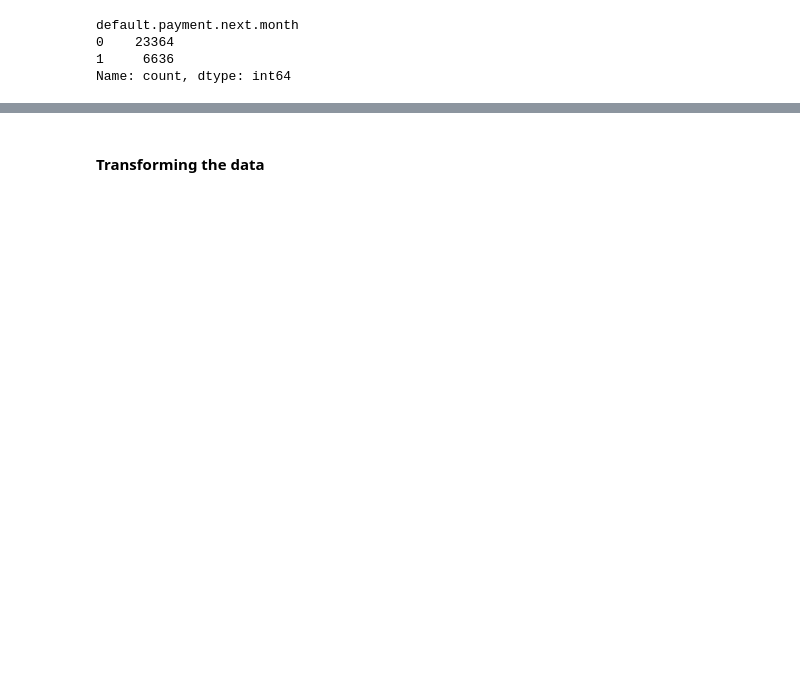
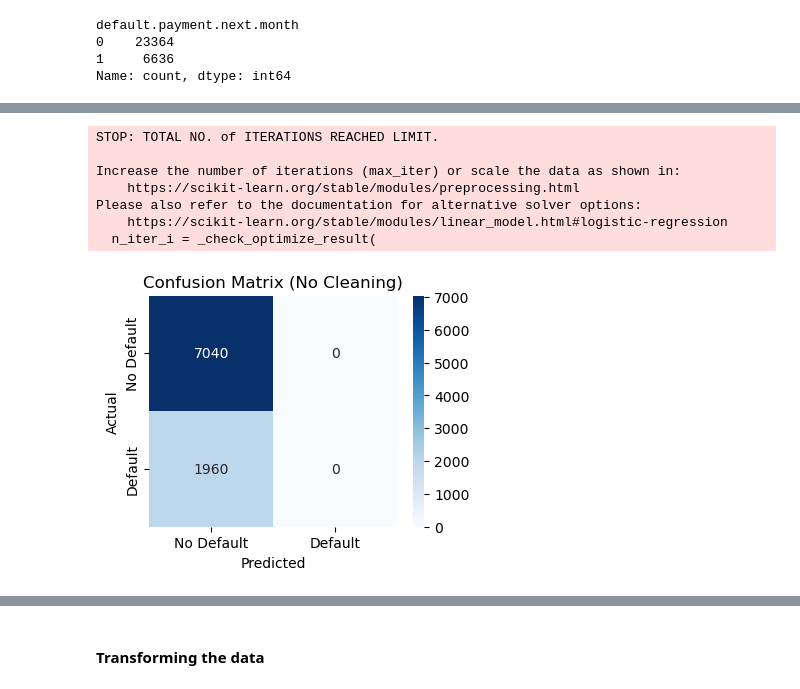
Before and after one commit to rbryant92/Copieux, a Jupyter notebook: supervised_learning_from_data_to_deployment.ipynb, the cells around one changed output, grey strips where cells are left out. Saved outputs shown, nothing was run; the diff lists cells and outputs as text; code cells hidden in the pictures; blank space fills up the shorter version.

Commit message:
Add fail-first to data cleaning

```diff
--- a/supervised_learning_from_data_to_deployment.ipynb
+++ b/supervised_learning_from_data_to_deployment.ipynb
@@ -99,0 +104,44 @@ Name: count, dtype: int64
+# %%
+import matplotlib.pyplot as plt
+import seaborn as sns
+import xgboost
+
+from sklearn.linear_model import LogisticRegression
+from sklearn.metrics import confusion_matrix
+from sklearn.model_selection import train_test_split
+
+features = [col for col in credit_card.columns if col != 'default.payment.next.month']
+target = 'default.payment.next.month'
+
+X = credit_card[features]
+y = credit_card[target]
+
+X_train, X_test, y_train, y_test = train_test_split(X, y, test_size=0.3, random_state=42)
+
+# initialize logistic regression model
+lr_model = LogisticRegression(random_state=42)
+
+# train model
+lr_model.fit(X_train, y_train)
+y_pred = lr_model.predict(X_test)
+
+# evaluate model
+conf_matrix = confusion_matrix(y_test, y_pred)
+
+plt.figure(figsize=(4, 3))
+sns.heatmap(conf_matrix, annot=True, fmt='d', cmap='Blues',
+            xticklabels=['No Default', 'Default'],
+            yticklabels=['No Default', 'Default'])
+plt.xlabel('Predicted')
+plt.ylabel('Actual')
+plt.title('Confusion Matrix (No Cleaning)')
+plt.show()
+# %% [output]
+STOP: TOTAL NO. of ITERATIONS REACHED LIMIT.
+
+Increase the number of iterations (max_iter) or scale the data as shown in:
+    https://scikit-learn.org/stable/modules/preprocessing.html
+Please also refer to the documentation for alternative solver options:
+    https://scikit-learn.org/stable/modules/linear_model.html#logistic-regression
+  n_iter_i = _check_optimize_result(
+[figure, added]
```
Also changed, not shown: parts of 48 cells of this notebook.
